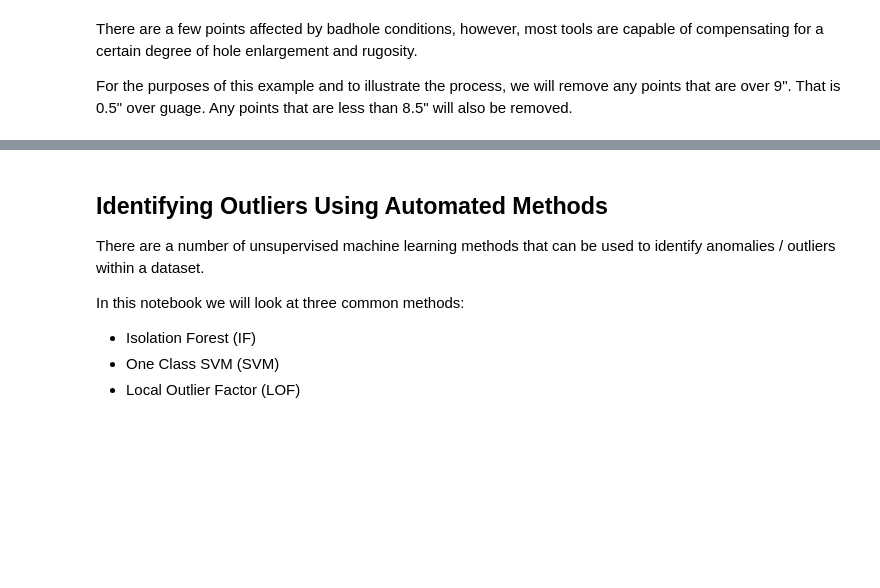
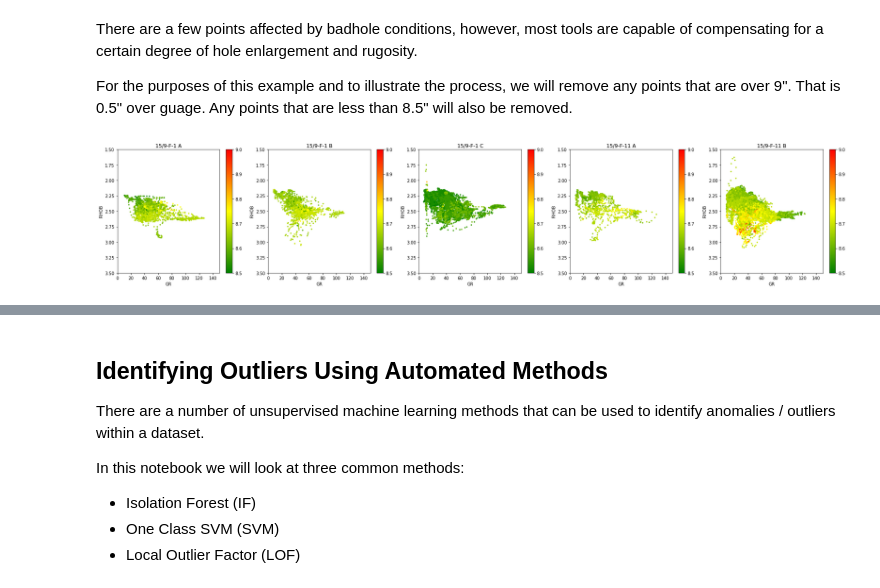
Before and after one commit to SPWLA-ORG/spwla2021_ml_workshop, a Jupyter notebook: Notebooks/1.3 - Outlier Detection.ipynb, the cells around one changed output, grey strips where cells are left out. Saved outputs shown, nothing was run; the diff lists cells and outputs as text; code cells hidden in the pictures; blank space fills up the shorter version.

```diff
--- a/Notebooks/1.3 - Outlier Detection.ipynb
+++ b/Notebooks/1.3 - Outlier Detection.ipynb
@@ -143,6 +143,10 @@ There are a few points affected by badhole conditions, however, most tools are c
 
 For the purposes of this example and to illustrate the process, we will remove any points that are over 9". That is 0.5" over guage.
 Any points that are less than 8.5" will also be removed.
+# %%
+make_xplot(grouped, 'GR', 'RHOB', 'CALI', 1, 5, [0, 150], [3.5,1.5], 8.5, 9)
+# %% [output]
+[figure, added]
 # %%
 df = df[(df['CALI'] >= 8.5) & (df['CALI'] <= 9)]
 df.describe()
```
Also changed, not shown: 1 other file.
